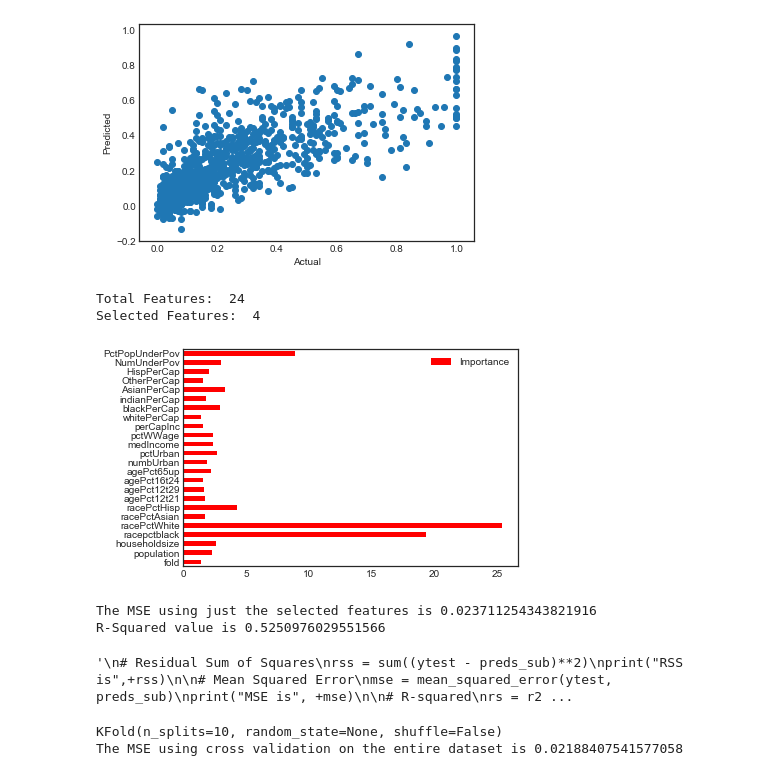
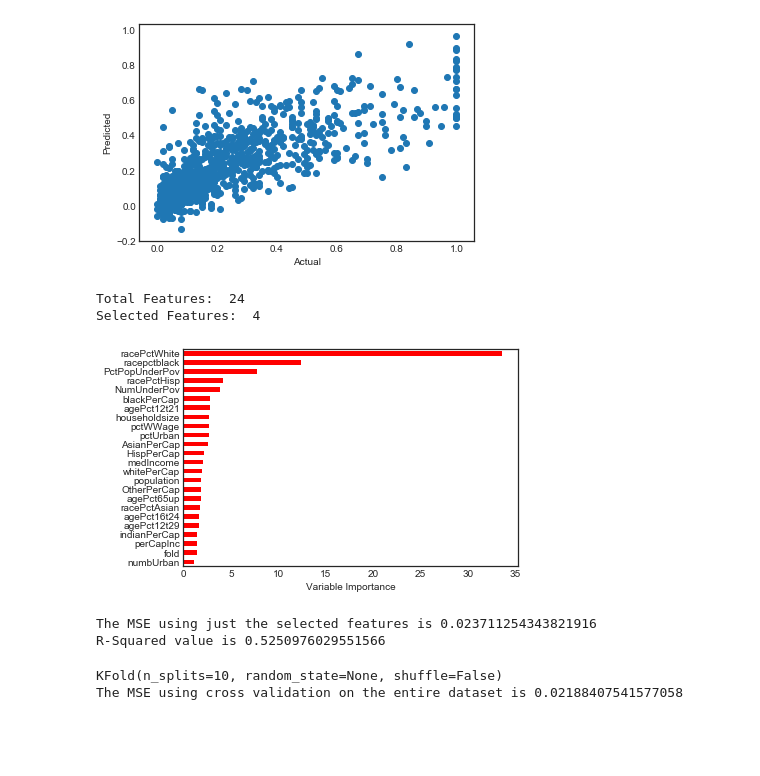
Before and after one commit to megitlearner/Project, a Jupyter notebook: Project.ipynb, the cells around one changed output. Cells and saved outputs as stored; diff of their text form; code cells hidden in the pictures; blank space fills up the shorter version.

```diff
--- a/Project.ipynb
+++ b/Project.ipynb
@@ -79,31 +100,26 @@ R-Squared value is 0.6067416981206519
 #print(model.summary())
 # %%
 """
-perc = 30 # percentage of features to keep
-
-selector = SelectPercentile(f_regression, percentile=perc)
-selector.fit_transform(Xtrain, ytrain)
-selected_cols = selector.get_support()
-selected_feas = Xtrain.columns.values[selected_cols]
-print("These are the feas that were selected:\n")
-print(selected_feas)
+I am doing feature selection here. And then use those features to train other models.
+I found a new method ExtraTreesRegressor() which does feature selection.
+It does feature selection. However we dont explicitly specify the number of features or the
+percentage of features.
 """
 # Fit randomized decision tress
-etc = ExtraTreesRegressor()
-etc = etc.fit(Xtrain, ytrain)
-model = SelectFromModel(etc, prefit= True)
+etr = ExtraTreesRegressor()
+etr = etr.fit(Xtrain, ytrain)
+model = SelectFromModel(etr, prefit= True)
 XtrainNew = model.transform(Xtrain)
 XtestNew = model.transform(Xtest)
 
-importance = pd.DataFrame({'Importance': etc.feature_importances_*100}, index = Xtrain.columns)
-#importance.sort_values(by='importance', axis=0, ascending=True).plot(kind = 'barh', color = 'r')
-#plt.xlabel('Variable Importance')
-#plt.gca().legend_ = None
-importance.plot(kind = 'barh', color = 'r')
+importance = pd.DataFrame({'Importance': etr.feature_importances_*100}, index = Xtrain.columns)
+importance.sort_values(by='Importance', axis=0, ascending=True).plot(kind = 'barh', color = 'r')
+plt.xlabel('Variable Importance')
+plt.gca().legend_ = None
 print("Total Features: ", len(Xtrain.columns))
 print("Selected Features: ", XtrainNew.shape[1])
 # %% [output]
 Total Features:  24
 Selected Features:  4
-[figure, old version]
+[figure, new version]
 # %%
@@ -123,20 +143,4 @@ print("R-Squared value is", +rs)
 # %% [output]
 The MSE using just the selected features is 0.023711254343821916
 R-Squared value is 0.5250976029551566
-# %%
-"""
-# Residual Sum of Squares
-rss = sum((ytest - preds_sub)**2)
-print("RSS is",+rss)
-
-# Mean Squared Error
-mse = mean_squared_error(ytest, preds_sub)
-print("MSE is", +mse)
-
-# R-squared
-rs = r2_score(ytest, preds_sub)
-print("R-Squared value is", +rs)
-"""
-# %% [output]
-'\n# Residual Sum of Squares\nrss = sum((ytest - preds_sub)**2)\nprint("RSS is",+rss)\n\n# Mean Squared Error\nmse = mean_squared_error(ytest, preds_sub)\nprint("MSE is", +mse)\n\n# R-squared\nrs = r2 ...
 # %%
```
Also changed, not shown: parts of 12 cells of this notebook.
